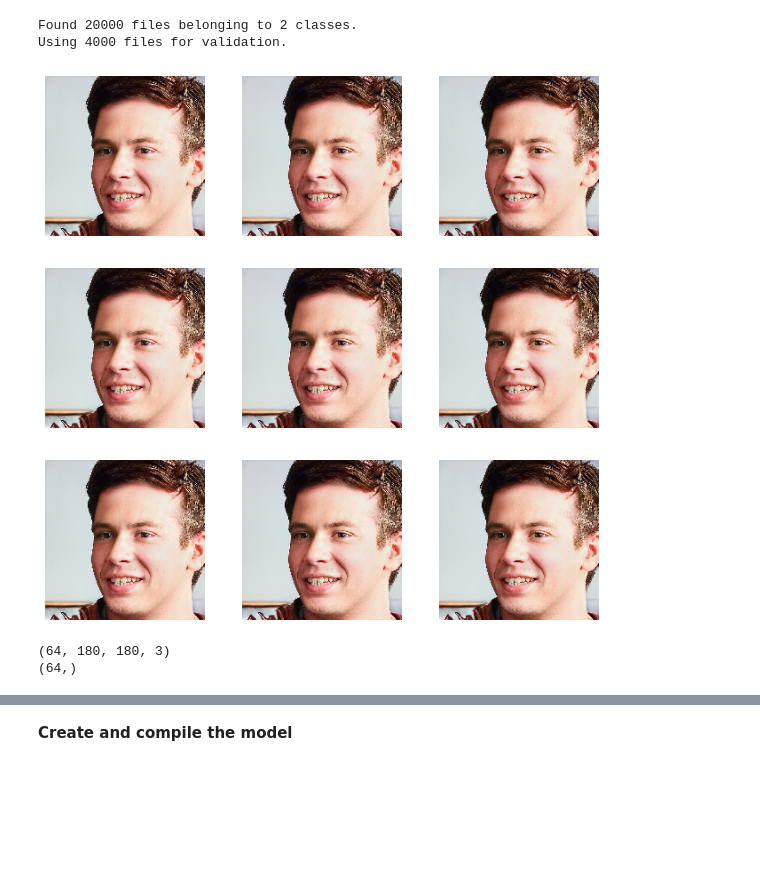
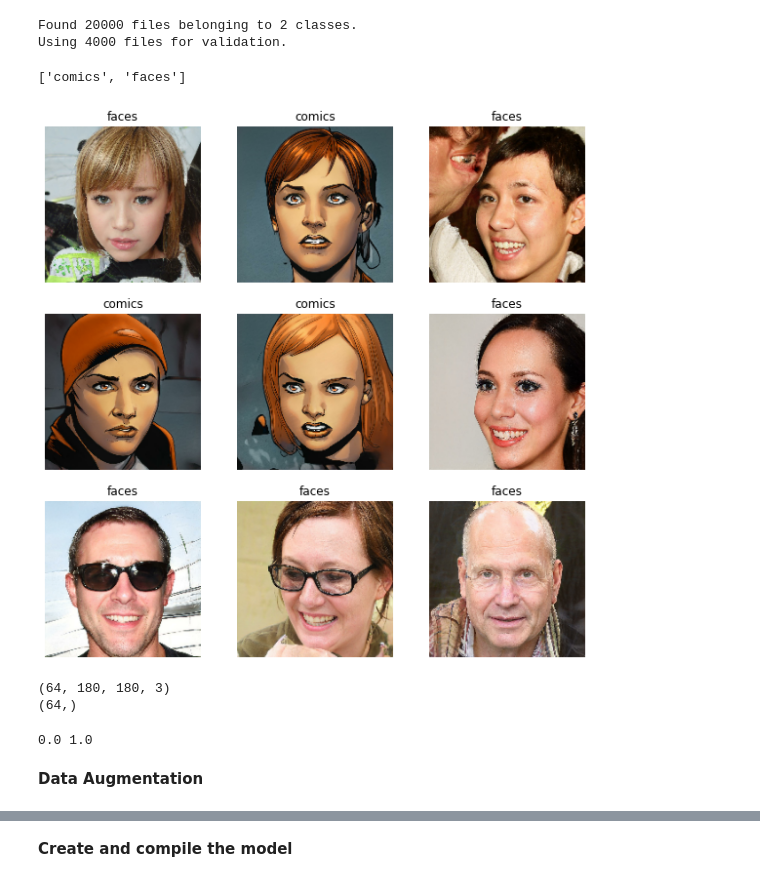
Before and after one commit to utegenf/image_classification, a Jupyter notebook: Image_classification.ipynb, the cells around one changed output, grey strips where cells are left out. Drawn from its saved outputs; the diff is of its cells as text; code cells hidden in the pictures; blank space fills up the shorter version.

```diff
--- a/Image_classification.ipynb
+++ b/Image_classification.ipynb
@@ -86,16 +75,20 @@ data_augmentation = keras.Sequential(
+# %%
+class_names = train_ds.class_names
+print(class_names)
+# %% [output]
+['comics', 'faces']
 # %%
-class_names = train_ds.class_names
+import matplotlib.pyplot as plt
 
-import matplotlib.pyplot as plt
 plt.figure(figsize=(10, 10))
-for images, _ in train_ds.take(1):
+for images, labels in train_ds.take(1):
   for i in range(9):
-    augmented_images = data_augmentation(images)
     ax = plt.subplot(3, 3, i + 1)
-    plt.imshow(augmented_images[0].numpy().astype("uint8"))
+    plt.imshow(images[i].numpy().astype("uint8"))
+    plt.title(class_names[labels[i]])
     plt.axis("off")
 # %% [output]
-[figure, old version]
+[figure, new version]
 # %%
 for image_batch, labels_batch in train_ds:
   print(image_batch.shape)
@@ -111,0 +107,10 @@ val_ds = val_ds.cache().prefetch(buffer_size=AUTOTUNE)
+# %%
+normalized_ds = train_ds.map(lambda x, y: (normalization_layer(x), y))
+image_batch, labels_batch = next(iter(normalized_ds))
+first_image = image_batch[0]
+# Notice the pixel values are now in `[0,1]`.
+print(np.min(first_image), np.max(first_image))
+# %% [output]
+0.0 1.0
+# %% [markdown]
+**Data Augmentation**
```
Also changed, not shown: parts of 13 cells of this notebook.
